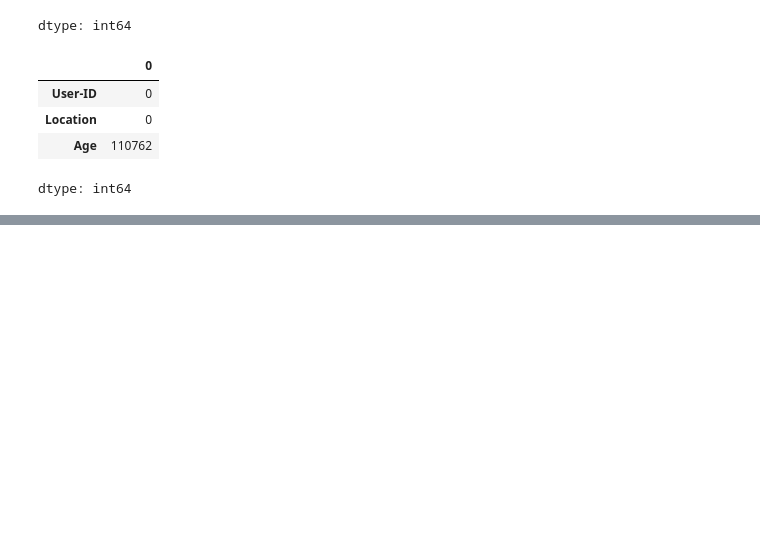
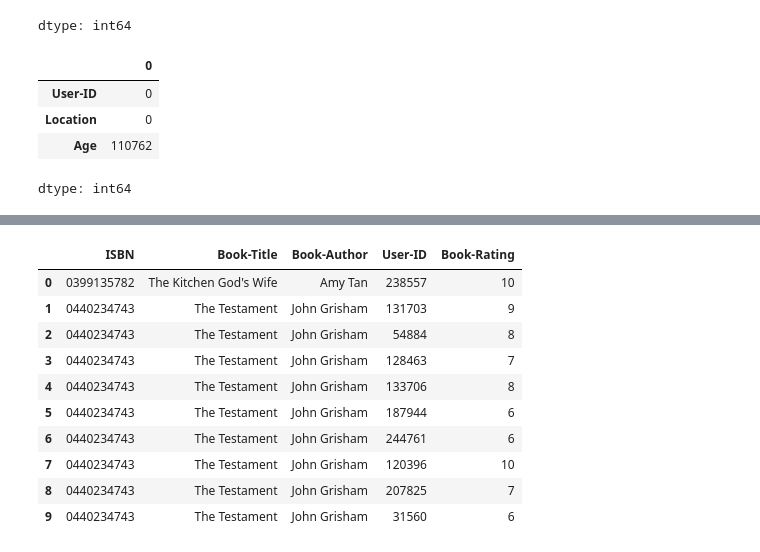
Before and after one commit to InvincibleCookie/Recommendation-system, a Jupyter notebook: models/BookRecommendationModel.ipynb, the cells around one changed output, grey strips where cells are left out. Cells and saved outputs as stored; diff of their text form; code cells hidden in the pictures; blank space fills up the shorter version.

```diff
--- a/models/BookRecommendationModel.ipynb
+++ b/models/BookRecommendationModel.ipynb
@@ -84,0 +116,17 @@ user_rating_df = ratings_df.merge(user_df, left_on = 'User-ID', right_on = 'User
+# %%
+book_user_rating = book_df.merge(user_rating_df, left_on = 'ISBN', right_on = 'ISBN')
+book_user_rating = book_user_rating[['ISBN', 'Book-Title', 'Book-Author', 'User-ID', 'Book-Rating']]
+book_user_rating.reset_index(drop=True, inplace=True)
+book_user_rating.head(10)
+# %% [output]
+|  | ISBN | Book-Title | Book-Author | User-ID | Book-Rating |
+| 0 | 0399135782 | The Kitchen God's Wife | Amy Tan | 238557 | 10 |
+| 1 | 0440234743 | The Testament | John Grisham | 131703 | 9 |
+| 2 | 0440234743 | The Testament | John Grisham | 54884 | 8 |
+| 3 | 0440234743 | The Testament | John Grisham | 128463 | 7 |
+| 4 | 0440234743 | The Testament | John Grisham | 133706 | 8 |
+| 5 | 0440234743 | The Testament | John Grisham | 187944 | 6 |
+| 6 | 0440234743 | The Testament | John Grisham | 244761 | 6 |
+| 7 | 0440234743 | The Testament | John Grisham | 120396 | 10 |
+| 8 | 0440234743 | The Testament | John Grisham | 207825 | 7 |
+| 9 | 0440234743 | The Testament | John Grisham | 31560 | 6 |
```
Also changed, not shown: parts of 15 cells of this notebook.
